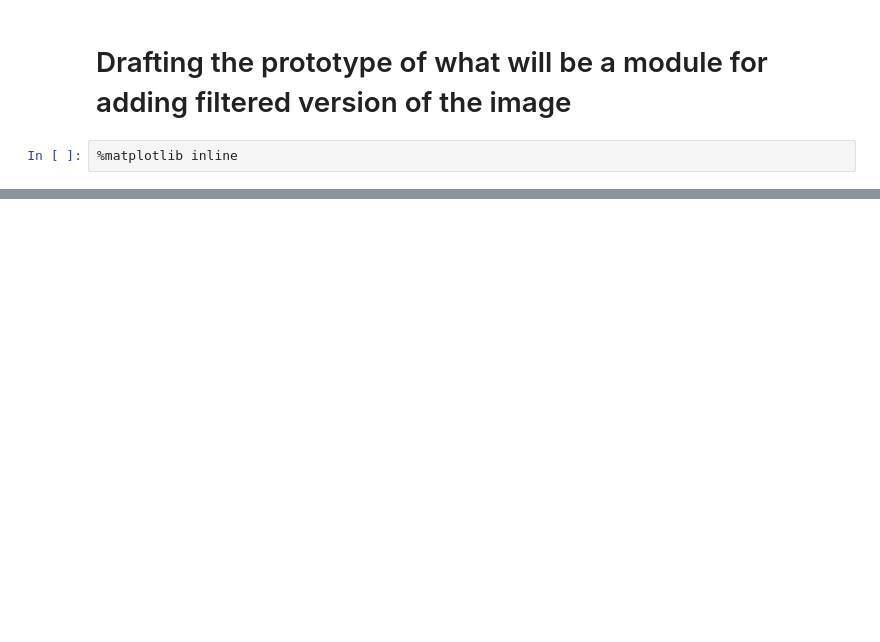
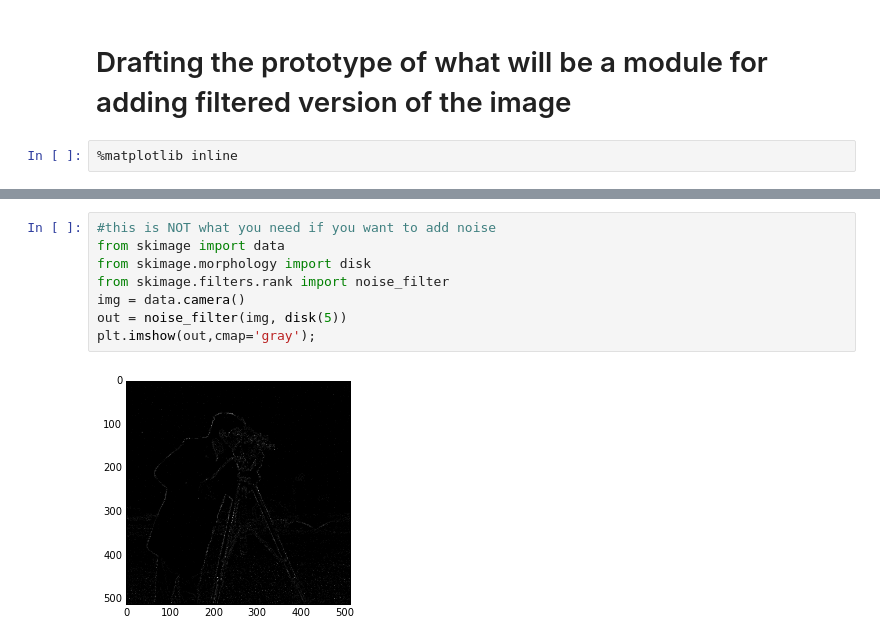
Before and after one commit to dani-lbnl/imageXDaugmentation, a Jupyter notebook: notebooks/filterbasedTransformation.ipynb, the cells around one changed output, grey strips where cells are left out. Saved outputs shown, nothing was run; the diff lists cells and outputs as text; blank space fills up the shorter version.

```diff
--- a/notebooks/filterbasedTransformation.ipynb
+++ b/notebooks/filterbasedTransformation.ipynb
@@ -28,0 +30,10 @@ plt.imshow(out,cmap='gray');
+# %%
+#this is NOT what you need if you want to add noise
+from skimage import data
+from skimage.morphology import disk
+from skimage.filters.rank import noise_filter
+img = data.camera()
+out = noise_filter(img, disk(5))
+plt.imshow(out,cmap='gray');
+# %% [output]
+[figure, added]
```
Also changed, not shown: parts of 6 cells of this notebook, 1 other file.
